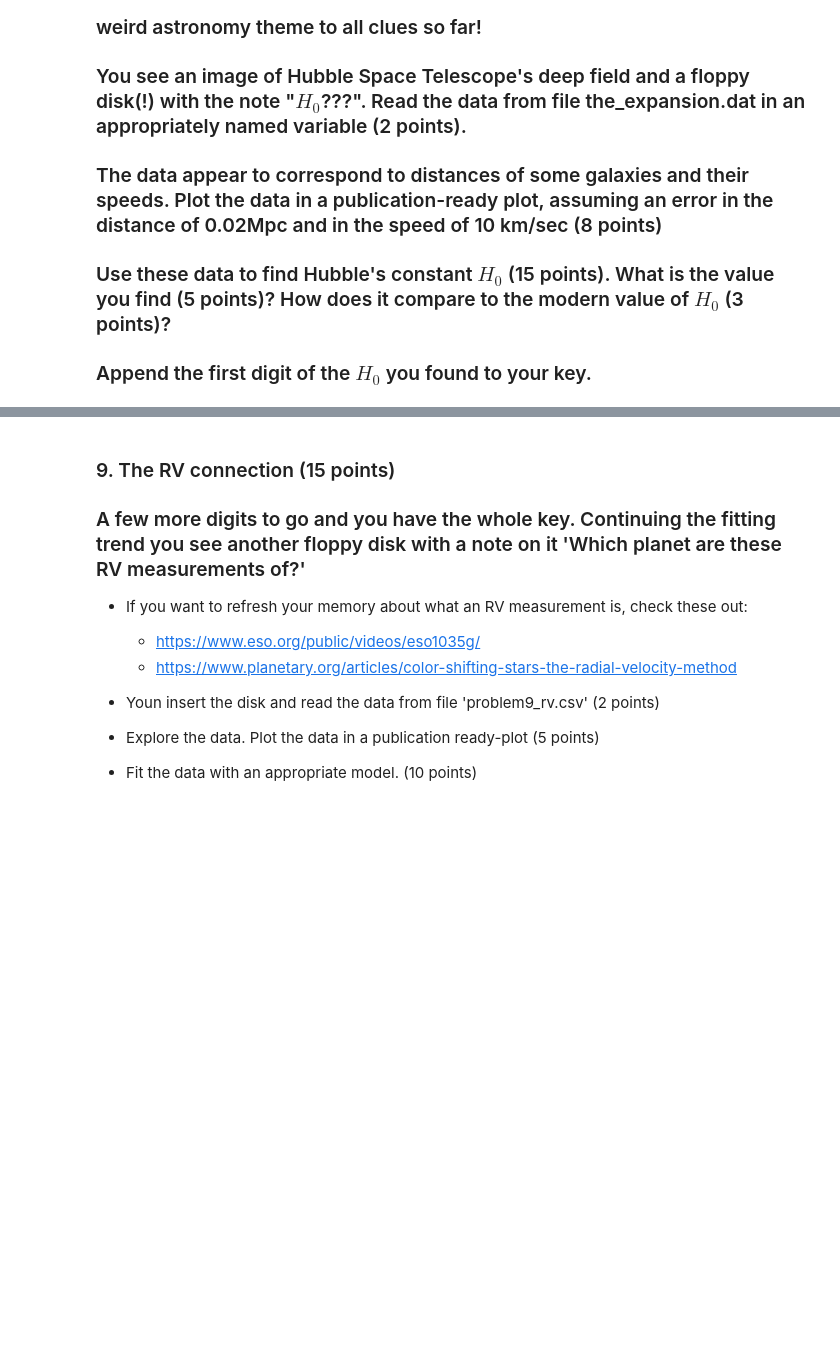
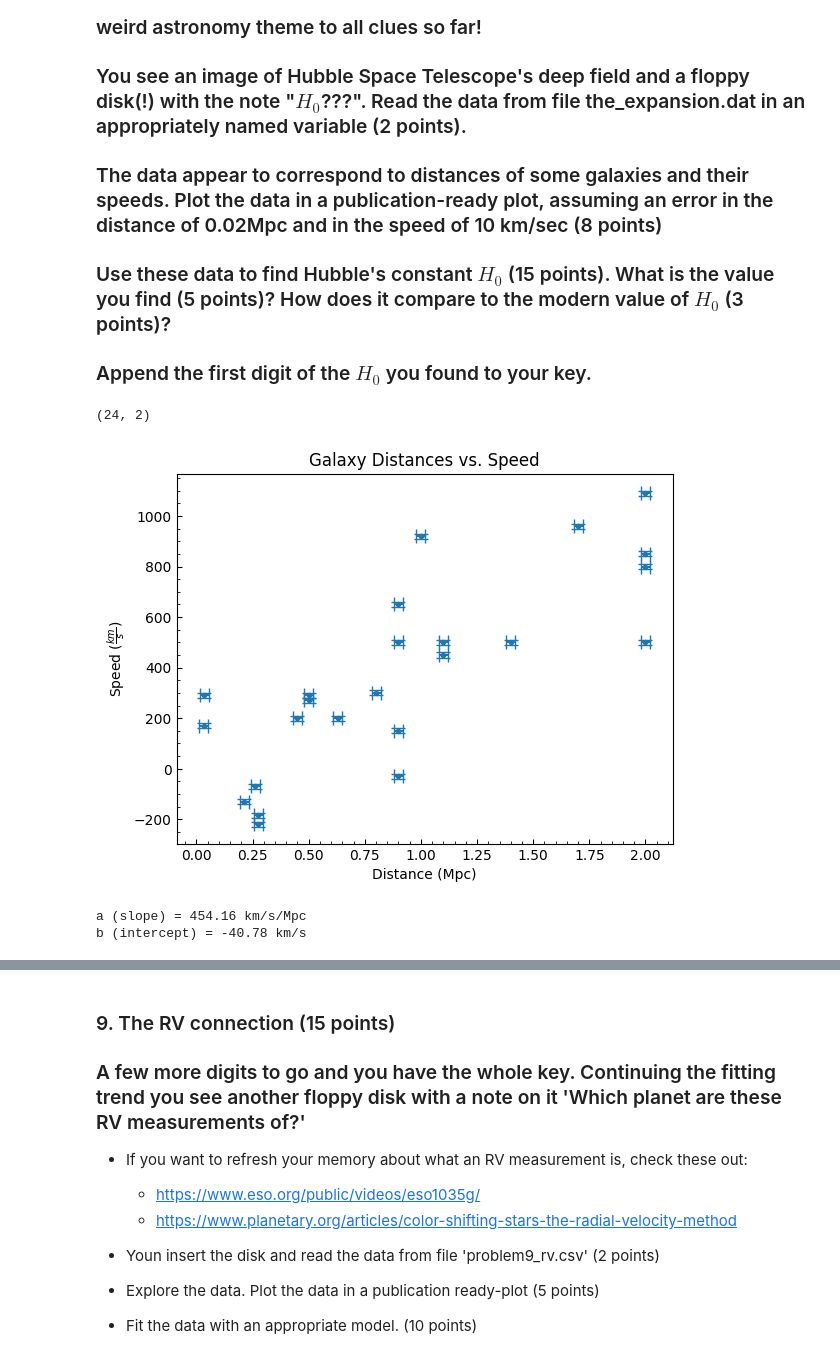
Before and after one commit to amedina695/lectures_git, a Jupyter notebook: midterm/Midterm_F25-classroom.ipynb, the cells around one changed output, grey strips where cells are left out. Drawn from its saved outputs; the diff is of its cells as text; code cells hidden in the pictures; blank space fills up the shorter version.

```diff
--- a/midterm/Midterm_F25-classroom.ipynb
+++ b/midterm/Midterm_F25-classroom.ipynb
@@ -628,3 +577,40 @@ datacube.shape
 ### Use these data to find Hubble's constant $H_0$ (15 points).  What is the value you find (5 points)? How does it compare to the modern value of  $H_0$ (3 points)?
 
 ### Append the first digit of the $H_0$  you found to your key.
+# %%
+# Reading in Hubble data
+
+hubbledat = np.loadtxt('the_expansion.dat')
+
+# A (24, 2)
+hubbledat.shape
+# %% [output]
+(24, 2)
+# %%
+# Plotting with error of distance
+
+# Distance is first column
+dist, dd = hubbledat[:, 0], 0.02 # Mpc
+# Speed is second column
+sped, ds = hubbledat[:, 1], 10   # km/s
+
+plt.figure()
+plt.errorbar(dist, sped, xerr=dd, yerr=ds, fmt='.', capsize=5)
+plt.xlabel('Distance (Mpc)')
+plt.ylabel(r'Speed ($\frac{km}{s}$)')
+plt.title('Galaxy Distances vs. Speed')
+plt.minorticks_on()
+plt.tick_params(direction='in', which='both')
+plt.show()
+# %% [output]
+[figure, added]
+# %%
+# The slope of this graph will give units km/s/Mpc
+# Doing a linear fit
+a, b = np.polyfit(dist, sped, deg=1)
+
+print(f"a (slope) = {a:.2f} km/s/Mpc")
+print(f"b (intercept) = {b:.2f} km/s")
+# %% [output]
+a (slope) = 454.16 km/s/Mpc
+b (intercept) = -40.78 km/s
```
Also changed, not shown: parts of 8 cells of this notebook, 6 other files.
